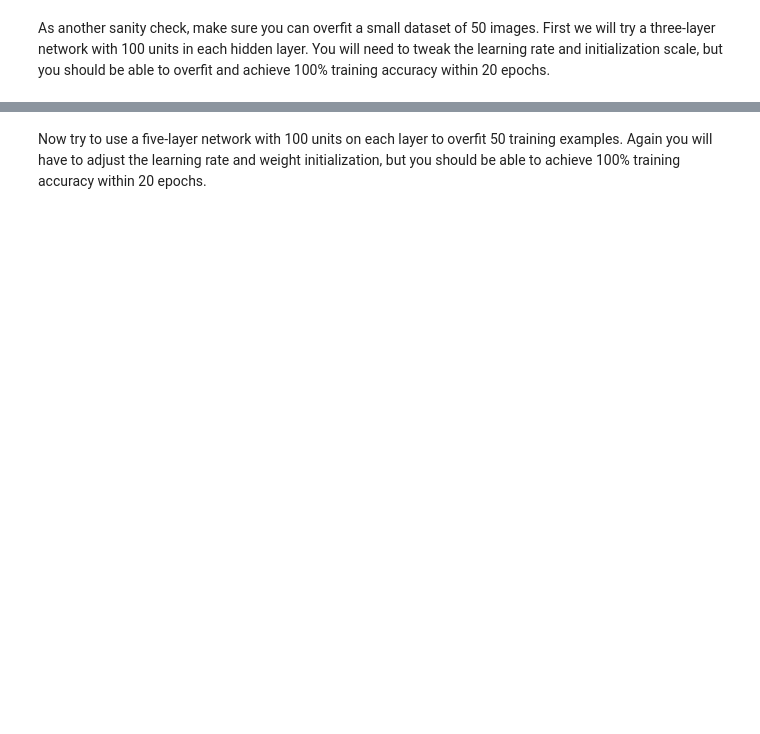
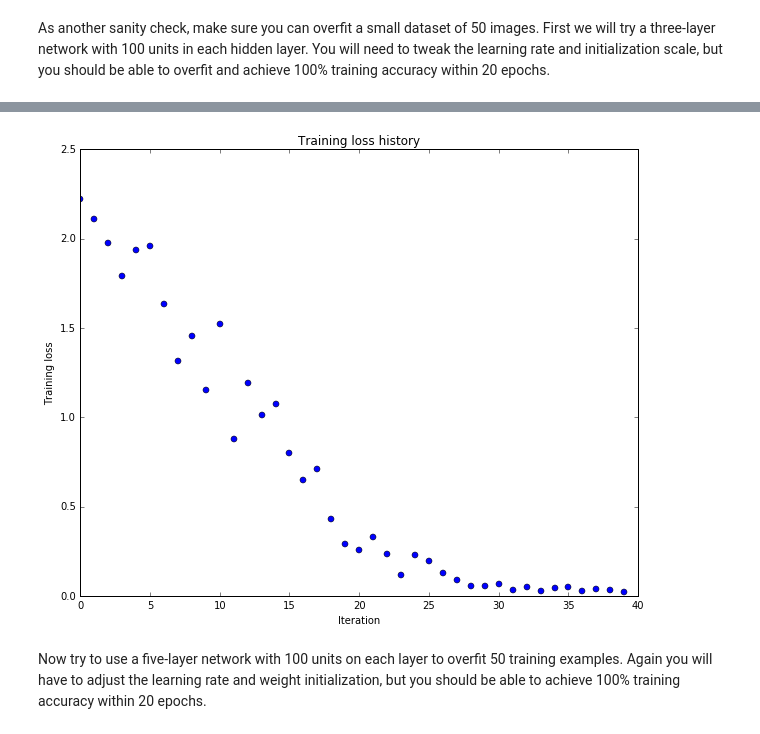
Before and after one commit to bryant1410/dl-assignment2-cs231n, a Jupyter notebook: FullyConnectedNets.ipynb, the cells around one changed output, grey strips where cells are left out. Cells and saved outputs as stored; diff of their text form; code cells hidden in the pictures; blank space fills up the shorter version.

```diff
--- a/FullyConnectedNets.ipynb
+++ b/FullyConnectedNets.ipynb
@@ -383,7 +424,7 @@ small_data = {
 }
 
 weight_scale = 1e-2
-learning_rate = 1e-4
+learning_rate = 1e-2
 model = FullyConnectedNet([100, 100],
               weight_scale=weight_scale, dtype=np.float64)
 solver = Solver(model, small_data,
@@ -400,3 +441,4 @@ plt.title('Training loss history')
 plt.xlabel('Iteration')
 plt.ylabel('Training loss')
 plt.show()
+# %% [output]
@@ -403,3 +462,4 @@ plt.show()
+[figure, added]
 # %% [markdown]
 Now try to use a five-layer network with 100 units on each layer to overfit 50 training examples. Again you will have to adjust the learning rate and weight initialization, but you should be able to achieve 100% training accuracy within 20 epochs.
 # %%
```
Also changed, not shown: parts of 6 cells of this notebook, 1 other file.
